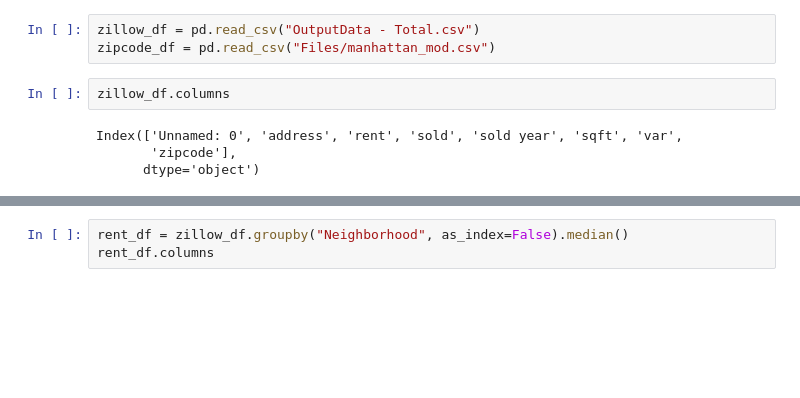
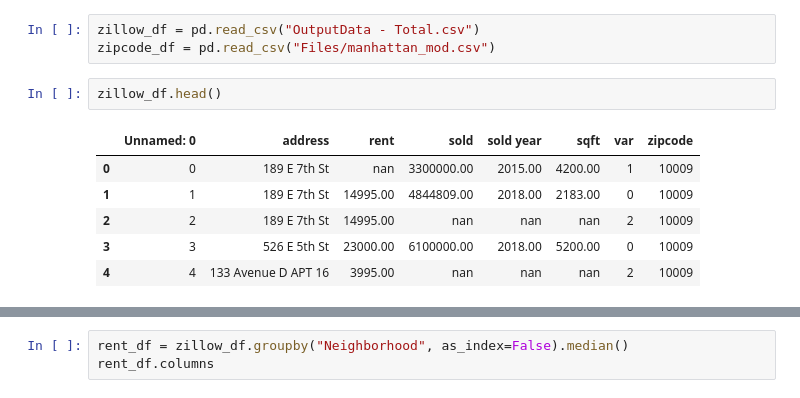
Before and after one commit to llessa13/project_titan, a Jupyter notebook: RentvSales.ipynb, the cells around one changed output, grey strips where cells are left out. Saved outputs shown, nothing was run; the diff lists cells and outputs as text; blank space fills up the shorter version.

```diff
--- a/RentvSales.ipynb
+++ b/RentvSales.ipynb
@@ -12,9 +12,12 @@ pd.set_option('float_format', '{0:.2f}'.format)
 zillow_df = pd.read_csv("OutputData - Total.csv")
 zipcode_df = pd.read_csv("Files/manhattan_mod.csv")
 # %%
-zillow_df.columns
+zillow_df.head()
 # %% [output]
-Index(['Unnamed: 0', 'address', 'rent', 'sold', 'sold year', 'sqft', 'var',
-       'zipcode'],
-      dtype='object')
+|  | Unnamed: 0 | address | rent | sold | sold year | sqft | var | zipcode |
+| 0 | 0 | 189 E 7th St | nan | 3300000.00 | 2015.00 | 4200.00 | 1 | 10009 |
+| 1 | 1 | 189 E 7th St | 14995.00 | 4844809.00 | 2018.00 | 2183.00 | 0 | 10009 |
+| 2 | 2 | 189 E 7th St | 14995.00 | nan | nan | nan | 2 | 10009 |
+| 3 | 3 | 526 E 5th St | 23000.00 | 6100000.00 | 2018.00 | 5200.00 | 0 | 10009 |
+| 4 | 4 | 133 Avenue D APT 16 | 3995.00 | nan | nan | nan | 2 | 10009 |
 # %%
```
Also changed, not shown: parts of 40 cells of this notebook, 5 other files.
